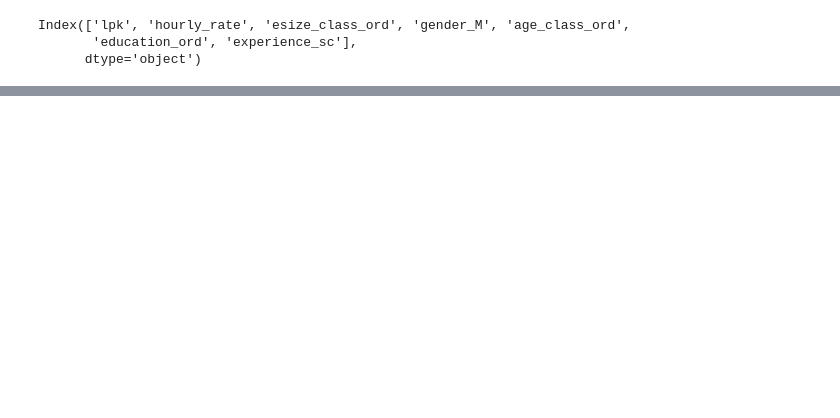
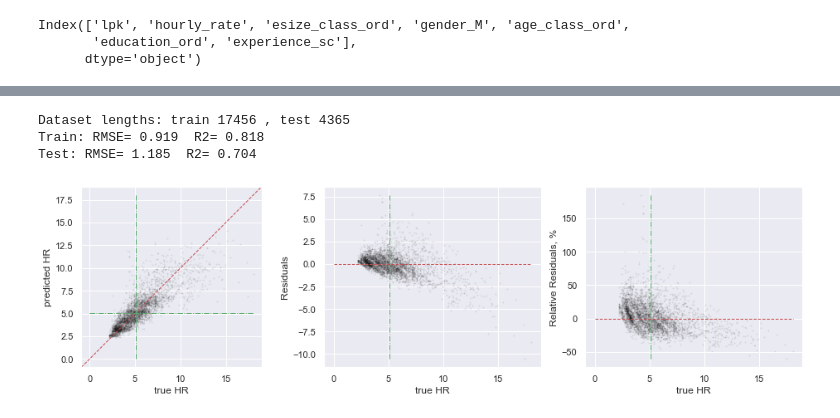
Before and after one commit to EdvinasStonevicius/LT-national-salary-analysis, a Jupyter notebook: python/02_Feature_enginieering_1_Outlier_Analysis.ipynb, the cells around one changed output, grey strips where cells are left out. Drawn from its saved outputs; the diff is of its cells as text; code cells hidden in the pictures; blank space fills up the shorter version.

Commit message:
Prep. to evaluate model in different ranges of  hr

```diff
--- a/python/02_Feature_enginieering_1_Outlier_Analysis.ipynb
+++ b/python/02_Feature_enginieering_1_Outlier_Analysis.ipynb
@@ -33,7 +24,2 @@ def observations_below_outlier(df, outlier_threshold=0.95):
     df = df.drop(columns='rank')
     return df
-# %%
-threshold = 90
-
-df = observations_below_outlier(data, outlier_threshold=threshold)
-print(f'Number of records after removal of outliers,{chr(10)}which exceed {threshold} hourly rate percentile within lpk group:', len(df))
@@ -158,0 +26,70 @@ Test: RMSE= 1.48  R2= 0.597
+# %%
+def observations_between_thresholds(df, lower_threshold=0.05, upper_threshold=0.95):
+    """Select observations, with hourly rate between
+     thresholds for lpk groups. Thresholds are defined by quantile"""
+    df['rank'] = df.groupby('lpk')['hourly_rate'].rank(pct=True).copy()
+    df = df.query('rank < @upper_threshold & rank > @lower_threshold')
+    df = df.drop(columns='rank')
+    return df
+# %%
+upper_threshold = 0.80
+lower_threshold = 0.20
+# %%
+from sklearn.model_selection import train_test_split
+from xgboost import XGBRegressor
+
+data = data_import.copy()
+
+df = observations_between_thresholds(data, lower_threshold=lower_threshold, upper_threshold=upper_threshold)
+y = df['hourly_rate']
+X = df.drop(columns='hourly_rate')
+
+X_train, X_test, y_train, y_test = train_test_split( X, y, test_size=0.20, random_state=0)
+
+print('Dataset lengths:',
+    'train', len(y_train),
+    ', test', len(y_test))
+
+model = XGBRegressor()
+model.fit(X=X_train, y=y_train)
+y_train_pred = model.predict(X_train)
+y_test_pred = model.predict(X_test)
+residuals_test=y_test_pred-y_test
+r_residuals_test=(y_test_pred-y_test)/y_test*100
+
+print('Train: RMSE=', np.sqrt(mean_squared_error(y_train, y_train_pred)).round(3),
+    ' R2=', r2_score(y_train, y_train_pred).round(3))
+
+print('Test: RMSE=', np.sqrt(mean_squared_error(y_test, y_test_pred)).round(3),
+    ' R2=', r2_score(y_test, y_test_pred).round(3))
+
+y_train_mean = np.mean(y_train)
+
+fig, ax = plt.subplots(1, 3, figsize=(16, 4), sharex=True)
+sns.scatterplot(ax=ax[0], x=y_test, y=y_test_pred,  s=3, color='black', alpha=0.1)
+#sns.kdeplot(ax=ax[0],  x=y_test, y=y_test_pred, alpha=0.5 )
+ax[0].set_xlabel('true HR')
+ax[0].set_ylabel('predicted HR')
+ax[0].set_aspect(aspect=1, adjustable=None, anchor=None, share=False)
+ax[0].plot((0,1), (0, 1), transform=ax[0].transAxes, linestyle='--', color='r', lw=1)
+ax[0].vlines(ymin=0, ymax=max(y_test) , x=y_train_mean, linestyle='-.', color='g', lw=1)
+ax[0].hlines(xmin=0, xmax=max(y_test) , y=y_train_mean, linestyle='-.', color='g', lw=1)
+
+sns.scatterplot(ax=ax[1],  x=y_test, y=residuals_test,  s=3, color='black', alpha=0.1)
+#sns.kdeplot(ax=ax[1], x=y_test, y=residuals_test, alpha=0.5 )
+ax[1].set_xlabel('true HR')
+ax[1].set_ylabel('Residuals')
+ax[1].vlines(ymin=min(residuals_test), ymax=max(residuals_test) , x=y_train_mean, linestyle='-.', color='g', lw=1)
+ax[1].hlines(xmin=0, xmax=max(y_test) , y=0, linestyle='--', color='r', lw=1)
+
+sns.scatterplot(ax=ax[2],  x=y_test, y=r_residuals_test,  s=3, color='black', alpha=0.1)
+#sns.kdeplot(ax=ax[2],  x=y_test, y=r_residuals_test, alpha=0.5 )
+ax[2].set_xlabel('true HR')
+ax[2].set_ylabel('Relative Residuals, %')
+ax[2].vlines(ymin=min(r_residuals_test), ymax=max(r_residuals_test) , x=y_train_mean, linestyle='-.', color='g', lw=1)
+ax[2].hlines(xmin=0, xmax=max(y_test) , y=0, linestyle='--', color='r', lw=1);
+# %% [output]
+Dataset lengths: train 17456 , test 4365
+Train: RMSE= 0.919  R2= 0.818
+Test: RMSE= 1.185  R2= 0.704
+[figure, added]
```
Also changed, not shown: parts of 22 cells of this notebook.
